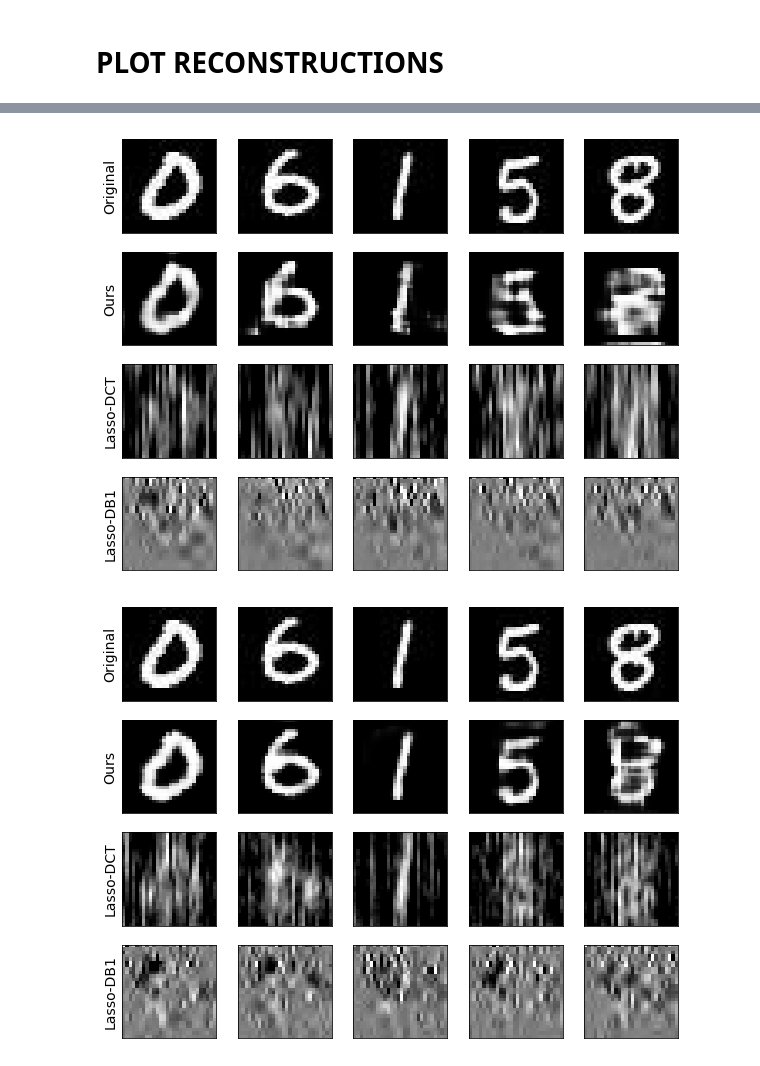
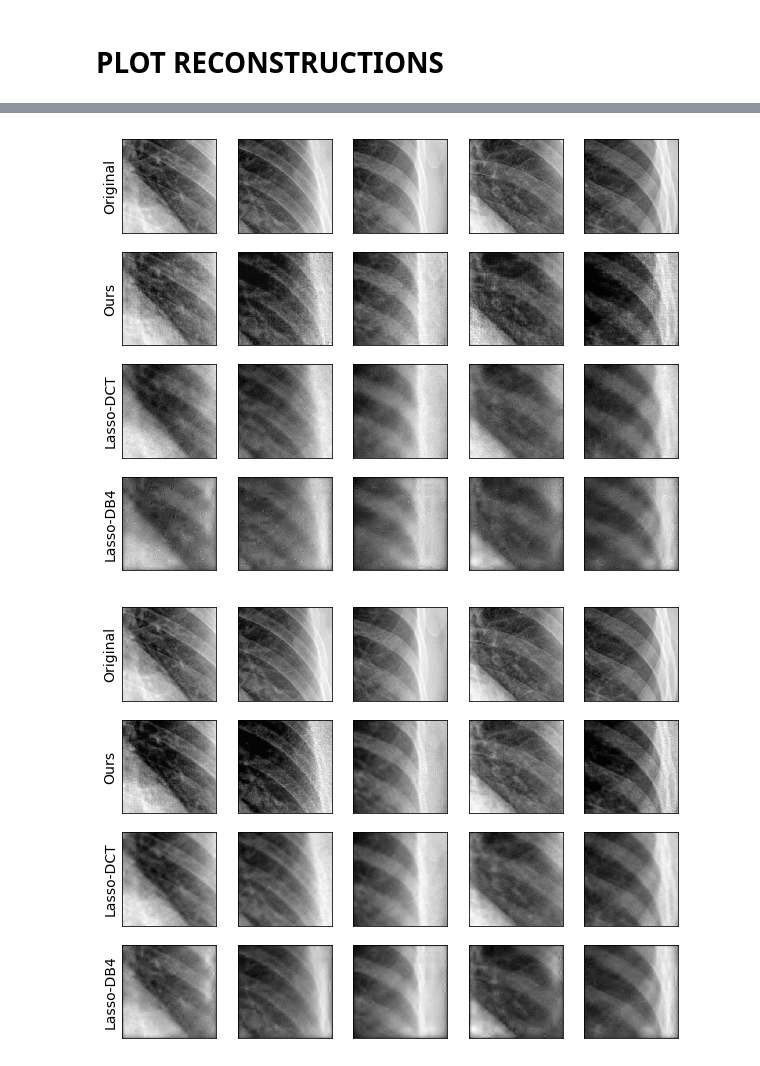
Before and after one commit to davevanveen/compsensing_dip, a Jupyter notebook: reconstruct.ipynb, the cells around one changed output, grey strips where cells are left out. Drawn from its saved outputs; the diff is of its cells as text; code cells hidden in the pictures.

Commit message:
xray plots displayed

```diff
--- a/reconstruct.ipynb
+++ b/reconstruct.ipynb
@@ -22,13 +22,11 @@ args = Args()
 # %% [markdown]
 # CHANGE THESE VARIABLES FOR DIFFERENT EXPERIMENTS
 # %%
-DATASET = 'mnist' # 'xray' or 'mnist'
+DATASET = 'xray' # 'xray' or 'mnist'
+NUM_MEASUREMENTS_LIST = [1000,2000,4000, 8000] # xray
+#NUM_MEASUREMENTS_LIST = [10, 25, 50, 75, 100, 200] # mnist
 
 DEMO = 'True' # 'True' or 'False'
-
-#NUM_MEASUREMENTS_LIST = [1000,2000,4000, 8000] # xray
-NUM_MEASUREMENTS_LIST = [10, 25, 50, 75, 100, 200] # mnist
-
 BASIS_LIST = ['csdip','dct','wavelet']
 
 args.DATASET = DATASET
@@ -91,7 +89,7 @@ for BASIS in BASIS_LIST:
 # %%
 KWARGS_DICT = {'csdip':{"fmt":'r-', "label":'Ours', "marker":"^", "markersize":7,"capsize":4., "linewidth":1, "elinewidth":1},
               'dct':{"fmt":'g-', "label":'Lasso-DCT', "marker":"s", "markersize":7,"capsize":4., "linewidth":1, "elinewidth":1, "markerfacecolor":'None'},
-              'wavelet':{"fmt":'b-', "label":'Lasso-DB1', "marker":"D", "markersize":7,"capsize":4., "linewidth":1, "elinewidth":1, "markerfacecolor":'None'}
+              'wavelet':{"fmt":'b-', "label":'Lasso-DB4', "marker":"D", "markersize":7,"capsize":4., "linewidth":1, "elinewidth":1, "markerfacecolor":'None'}
               }
 # %% [markdown]
 # PLOT RECONSTRUCTIONS
@@ -154,8 +152,8 @@ for NUM_MEASUREMENTS in NUM_MEASUREMENTS_LIST:
                 break
 
 
-    pdf_save_path = '{0}_{1}.pdf'.format(args.REC_PLOT_PATH,NUM_MEASUREMENTS)
-    pdf = PdfPages(pdf_save_path)
-    pdf.savefig(bbox_inches='tight')
-    pdf.close()
+    #pdf_save_path = '{0}_{1}.pdf'.format(args.REC_PLOT_PATH,NUM_MEASUREMENTS)
+    #pdf = PdfPages(pdf_save_path)
+    #pdf.savefig(bbox_inches='tight')
+    #pdf.close()
 # %% [output]
@@ -164,2 +162,2 @@ for NUM_MEASUREMENTS in NUM_MEASUREMENTS_LIST:
-[figure, old version]
+[figure, new version]
-[figure, old version]
+[figure, new version]
```
Also changed, not shown: parts of 1 cell of this notebook, 2 other files.
